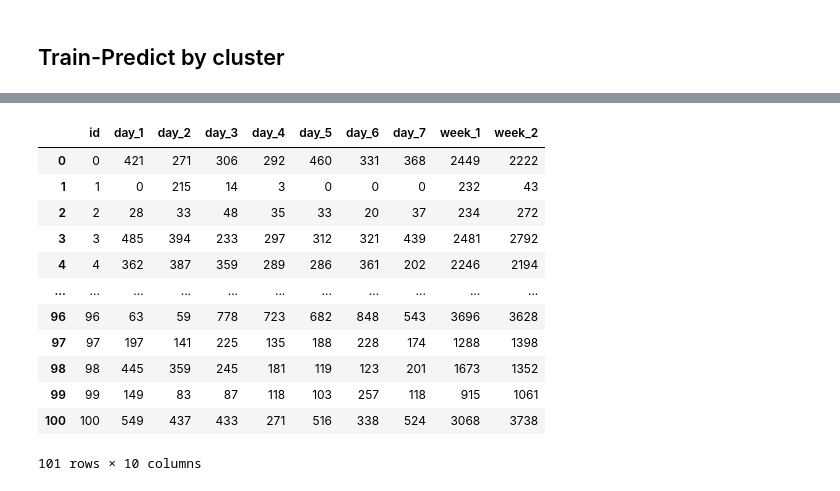
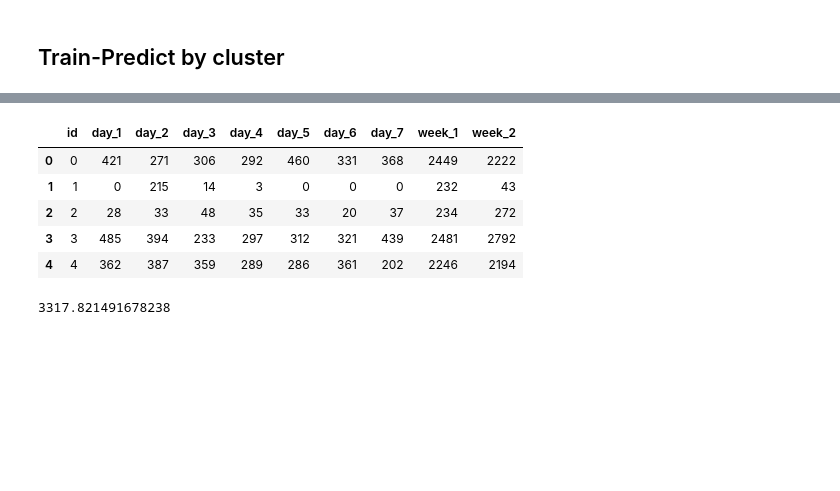
Before and after one commit to arturperona/seminario_big_data, a Jupyter notebook: src/train_test_evaluate.ipynb, the cells around one changed output, grey strips where cells are left out. Saved outputs shown, nothing was run; the diff lists cells and outputs as text; code cells hidden in the pictures; blank space fills up the shorter version.

```diff
--- a/src/train_test_evaluate.ipynb
+++ b/src/train_test_evaluate.ipynb
@@ -288,19 +551,13 @@ def create_df_eval(test_df):
         row.extend(to_append)
         df.loc[len(df)] = row
     return df
-# %%
-create_df_eval(test_df)
-# %% [output]
-|  | id | day_1 | day_2 | day_3 | day_4 | day_5 | day_6 | day_7 | week_1 | week_2 |
-| 0 | 0 | 421 | 271 | 306 | 292 | 460 | 331 | 368 | 2449 | 2222 |
-| 1 | 1 | 0 | 215 | 14 | 3 | 0 | 0 | 0 | 232 | 43 |
-| 2 | 2 | 28 | 33 | 48 | 35 | 33 | 20 | 37 | 234 | 272 |
-| 3 | 3 | 485 | 394 | 233 | 297 | 312 | 321 | 439 | 2481 | 2792 |
-| 4 | 4 | 362 | 387 | 359 | 289 | 286 | 361 | 202 | 2246 | 2194 |
-| ... | ... | ... | ... | ... | ... | ... | ... | ... | ... | ... |
-| 96 | 96 | 63 | 59 | 778 | 723 | 682 | 848 | 543 | 3696 | 3628 |
-| 97 | 97 | 197 | 141 | 225 | 135 | 188 | 228 | 174 | 1288 | 1398 |
-| 98 | 98 | 445 | 359 | 245 | 181 | 119 | 123 | 201 | 1673 | 1352 |
-| 99 | 99 | 149 | 83 | 87 | 118 | 103 | 257 | 118 | 915 | 1061 |
-| 100 | 100 | 549 | 437 | 433 | 271 | 516 | 338 | 524 | 3068 | 3738 |
-101 rows × 10 columns
+# %%
+eval_df = create_df_eval(test_df)
+eval_df.head()
+# %% [output]
+|  | id | day_1 | day_2 | day_3 | day_4 | day_5 | day_6 | day_7 | week_1 | week_2 |
+| 0 | 0 | 421 | 271 | 306 | 292 | 460 | 331 | 368 | 2449 | 2222 |
+| 1 | 1 | 0 | 215 | 14 | 3 | 0 | 0 | 0 | 232 | 43 |
+| 2 | 2 | 28 | 33 | 48 | 35 | 33 | 20 | 37 | 234 | 272 |
+| 3 | 3 | 485 | 394 | 233 | 297 | 312 | 321 | 439 | 2481 | 2792 |
+| 4 | 4 | 362 | 387 | 359 | 289 | 286 | 361 | 202 | 2246 | 2194 |
@@ -306,0 +567,8 @@ create_df_eval(test_df)
+# %%
+eval_df_no_id = eval_df.drop(columns=['id'])
+predictions_no_id = predictions.drop(columns=['id'])
+
+error = rmse(eval_df_no_id, predictions_no_id)
+error
+# %% [output]
+3317.821491678238
```
Also changed, not shown: parts of 7 cells of this notebook, 1 other file.
